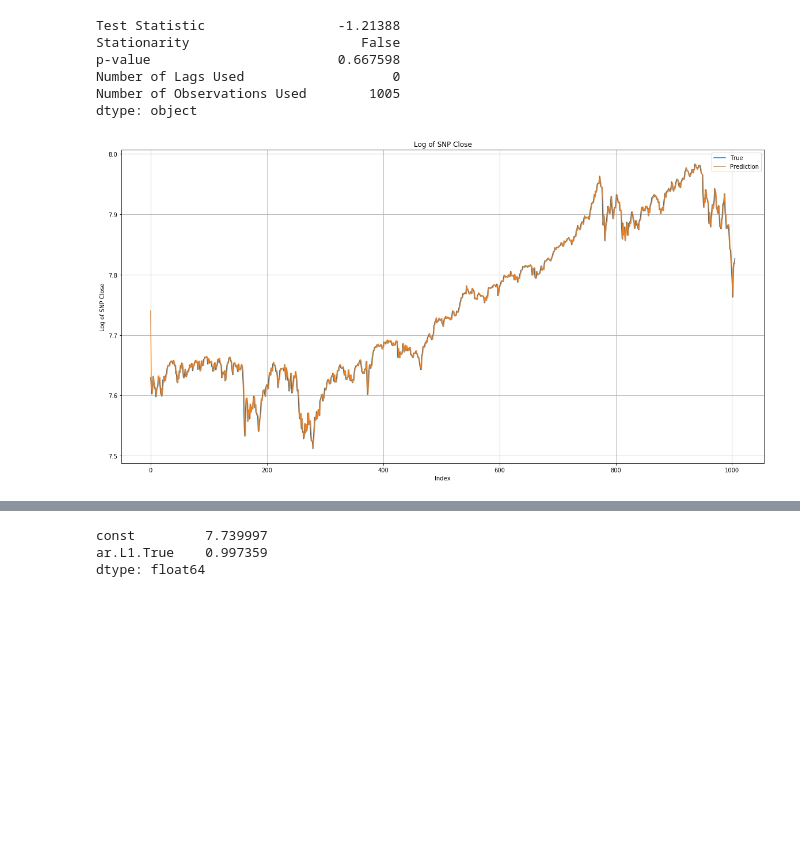
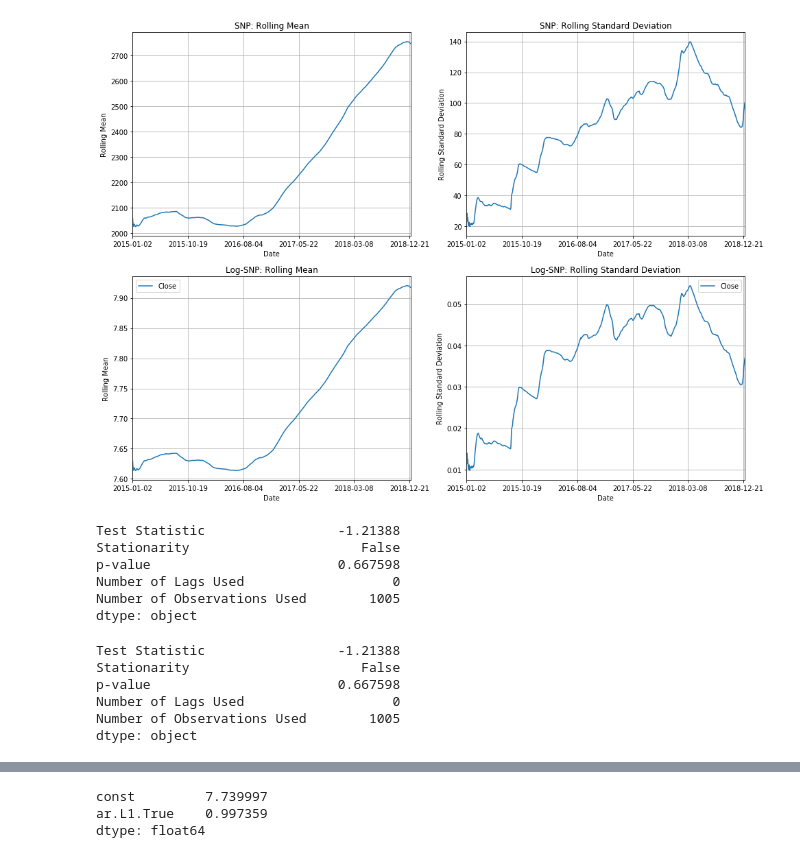
Before and after one commit to yhl116/FSPCW, a Jupyter notebook: 1.2 ARMA vs. ARIMA Models for Financial Applications.ipynb, the cells around one changed output, grey strips where cells are left out. Cells and saved outputs as stored; diff of their text form; code cells hidden in the pictures; blank space fills up the shorter version.

```diff
--- a/1.2 ARMA vs. ARIMA Models for Financial Applications.ipynb
+++ b/1.2 ARMA vs. ARIMA Models for Financial Applications.ipynb
@@ -24,3 +25,43 @@ plt.show()
+# %%
+logsnp_rolling_mean = logsnp.rolling(252, min_periods=1).mean()
+logsnp_rolling_std = logsnp.rolling(252, min_periods=1).std()
+snp_rolling_mean = snp["Close"].rolling(252, min_periods=1).mean()
+snp_rolling_std = snp["Close"].rolling(252, min_periods=1).std()
+# px_rolling_std.index = px["date"]
+# px_rolling_mean.index = px["date"]
+
+fig = plt.figure(figsize=(16,12))
+ax1 = fig.add_subplot(221)
+ax2 = fig.add_subplot(222)
+ax3 = fig.add_subplot(223)
+ax4 = fig.add_subplot(224)
+
+snp_rolling_mean.plot(ax = ax1)
+ax1.set_title("SNP: Rolling Mean")
+ax1.set_xlabel("Date")
+ax1.set_ylabel("Rolling Mean")
+ax1.grid()
+
+snp_rolling_std.plot(ax = ax2)
+ax2.set_title("SNP: Rolling Standard Deviation")
+ax2.set_xlabel("Date")
+ax2.set_ylabel("Rolling Standard Deviation")
+ax2.grid()
+
+logsnp_rolling_mean.plot(ax = ax3)
+ax3.set_title("Log-SNP: Rolling Mean")
+ax3.set_xlabel("Date")
+ax3.set_ylabel("Rolling Mean")
+ax3.grid()
+
+logsnp_rolling_std.plot(ax = ax4)
+ax4.set_title("Log-SNP: Rolling Standard Deviation")
+ax4.set_xlabel("Date")
+ax4.set_ylabel("Rolling Standard Deviation")
+ax4.grid()
+plt.savefig("snp_rolling")
+# %% [output]
+[figure, added]
 # %%
 def stationarity_test(timeseries, info = False):
     '''Augmented Dickey-Fuller test for stationarity'''
@@ -48,4 +89,13 @@ p-value                        0.667598
 Number of Lags Used                   0
 Number of Observations Used        1005
 dtype: object
+# %%
+stationarity_test(logsnp["Close"])
+# %% [output]
+Test Statistic                 -1.21388
+Stationarity                      False
+p-value                        0.667598
+Number of Lags Used                   0
+Number of Observations Used        1005
+dtype: object
 # %%
@@ -60,12 +115,0 @@ temp_prediction = snp_arma["Prediction"].reset_index()["Prediction"]
-# %%
-plt.figure(figsize=(20,10))
-plt.plot(temp_true, label = "True")
-plt.plot(temp_prediction, label = "Prediction")
-plt.legend()
-plt.title("Log of SNP Close")
-plt.xlabel("Index")
-plt.ylabel("Log of SNP Close")
-plt.grid()
-plt.show()
-# %% [output]
-[figure, removed]
```
Also changed, not shown: parts of 14 cells of this notebook, 13 other files.
